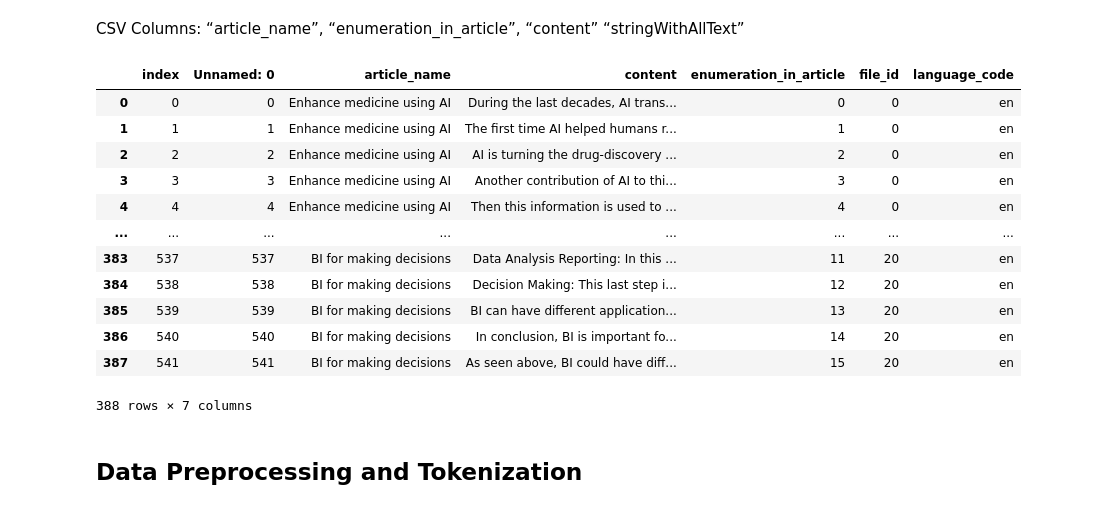
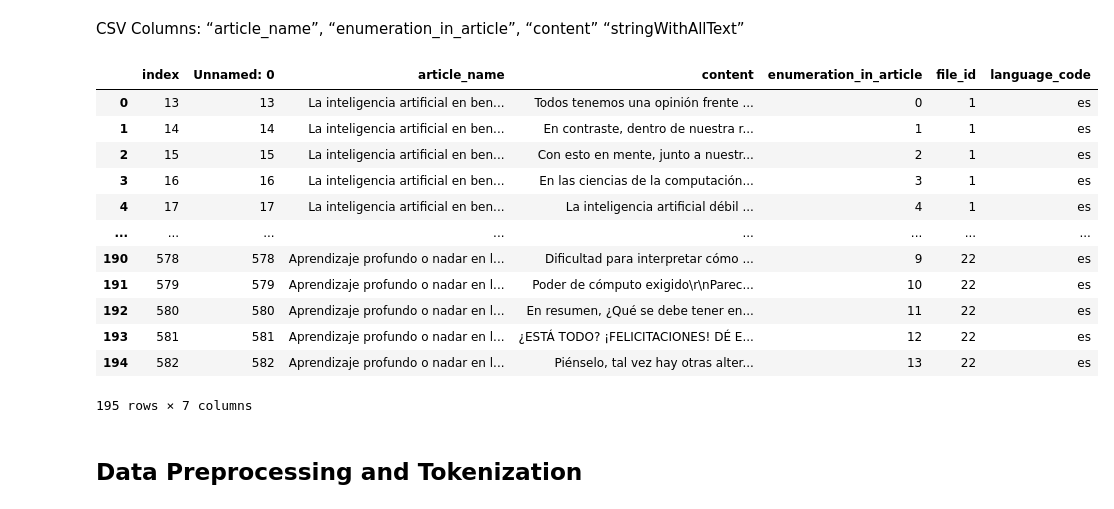
Before and after one commit to williamasesoftware/Research_bias, a Jupyter notebook: Search Engine/searchEngineExp_esp.ipynb, the cells around one changed output. Cells and saved outputs as stored; diff of their text form; code cells hidden in the pictures.

```diff
--- a/Search Engine/searchEngineExp_esp.ipynb
+++ b/Search Engine/searchEngineExp_esp.ipynb
@@ -11,23 +11,23 @@ CSV Columns: “article_name”, “enumeration_in_article”, “content”
 import pandas as pd
 df = pd.read_csv("articles_paragraphs.csv")
 # %%
-df_eng = df[df['language_code'] =='en'].reset_index()
+df_esp = df[df['language_code'] =='es'].reset_index()
-# %%
-df_eng
-# %% [output]
-|  | index | Unnamed: 0 | article_name | content | enumeration_in_article | file_id | language_code |
-| 0 | 0 | 0 | Enhance medicine using AI | During the last decades, AI trans... | 0 | 0 | en |
-| 1 | 1 | 1 | Enhance medicine using AI | The first time AI helped humans r... | 1 | 0 | en |
-| 2 | 2 | 2 | Enhance medicine using AI | AI is turning the drug-discovery ... | 2 | 0 | en |
-| 3 | 3 | 3 | Enhance medicine using AI | Another contribution of AI to thi... | 3 | 0 | en |
-| 4 | 4 | 4 | Enhance medicine using AI | Then this information is used to ... | 4 | 0 | en |
-| ... | ... | ... | ... | ... | ... | ... | ... |
-| 383 | 537 | 537 | BI for making decisions | Data Analysis Reporting: In this ... | 11 | 20 | en |
-| 384 | 538 | 538 | BI for making decisions | Decision Making: This last step i... | 12 | 20 | en |
-| 385 | 539 | 539 | BI for making decisions | BI can have different application... | 13 | 20 | en |
-| 386 | 540 | 540 | BI for making decisions | In conclusion, BI is important fo... | 14 | 20 | en |
-| 387 | 541 | 541 | BI for making decisions | As seen above, BI could have diff... | 15 | 20 | en |
-388 rows × 7 columns
+# %%
+df_esp
+# %% [output]
+|  | index | Unnamed: 0 | article_name | content | enumeration_in_article | file_id | language_code |
+| 0 | 13 | 13 | La inteligencia artificial en ben... | Todos tenemos una opinión frente ... | 0 | 1 | es |
+| 1 | 14 | 14 | La inteligencia artificial en ben... | En contraste, dentro de nuestra r... | 1 | 1 | es |
+| 2 | 15 | 15 | La inteligencia artificial en ben... | Con esto en mente, junto a nuestr... | 2 | 1 | es |
+| 3 | 16 | 16 | La inteligencia artificial en ben... | En las ciencias de la computación... | 3 | 1 | es |
+| 4 | 17 | 17 | La inteligencia artificial en ben... | La inteligencia artificial débil ... | 4 | 1 | es |
+| ... | ... | ... | ... | ... | ... | ... | ... |
+| 190 | 578 | 578 | Aprendizaje profundo o nadar en l... | Dificultad para interpretar cómo ... | 9 | 22 | es |
+| 191 | 579 | 579 | Aprendizaje profundo o nadar en l... | Poder de cómputo exigido\r\nParec... | 10 | 22 | es |
+| 192 | 580 | 580 | Aprendizaje profundo o nadar en l... | En resumen, ¿Qué se debe tener en... | 11 | 22 | es |
+| 193 | 581 | 581 | Aprendizaje profundo o nadar en l... | ¿ESTÁ TODO? ¡FELICITACIONES! DÉ E... | 12 | 22 | es |
+| 194 | 582 | 582 | Aprendizaje profundo o nadar en l... | Piénselo, tal vez hay otras alter... | 13 | 22 | es |
+195 rows × 7 columns
 # %% [markdown]
 ## Data Preprocessing and Tokenization
 # %% [markdown]
```
Also changed, not shown: parts of 13 cells of this notebook.
